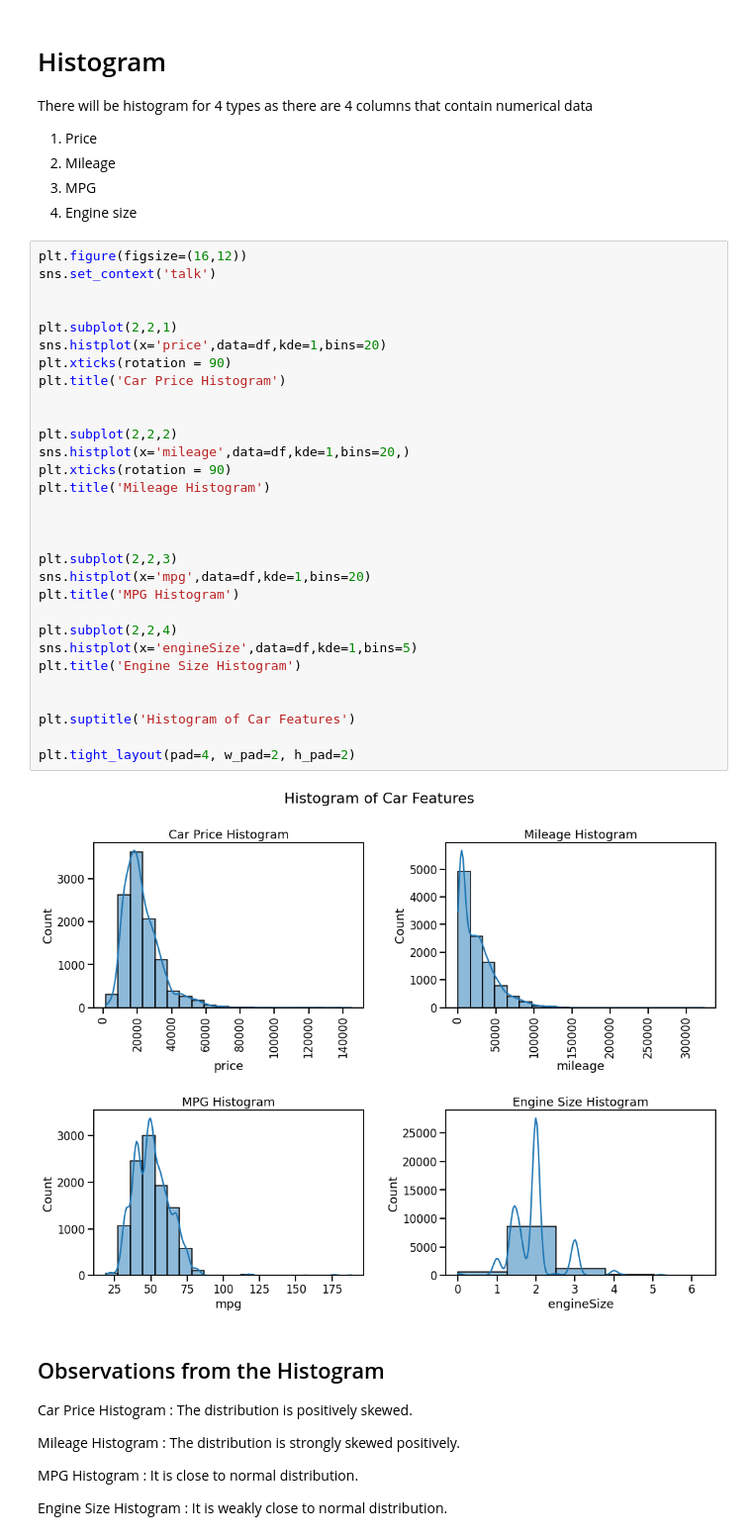
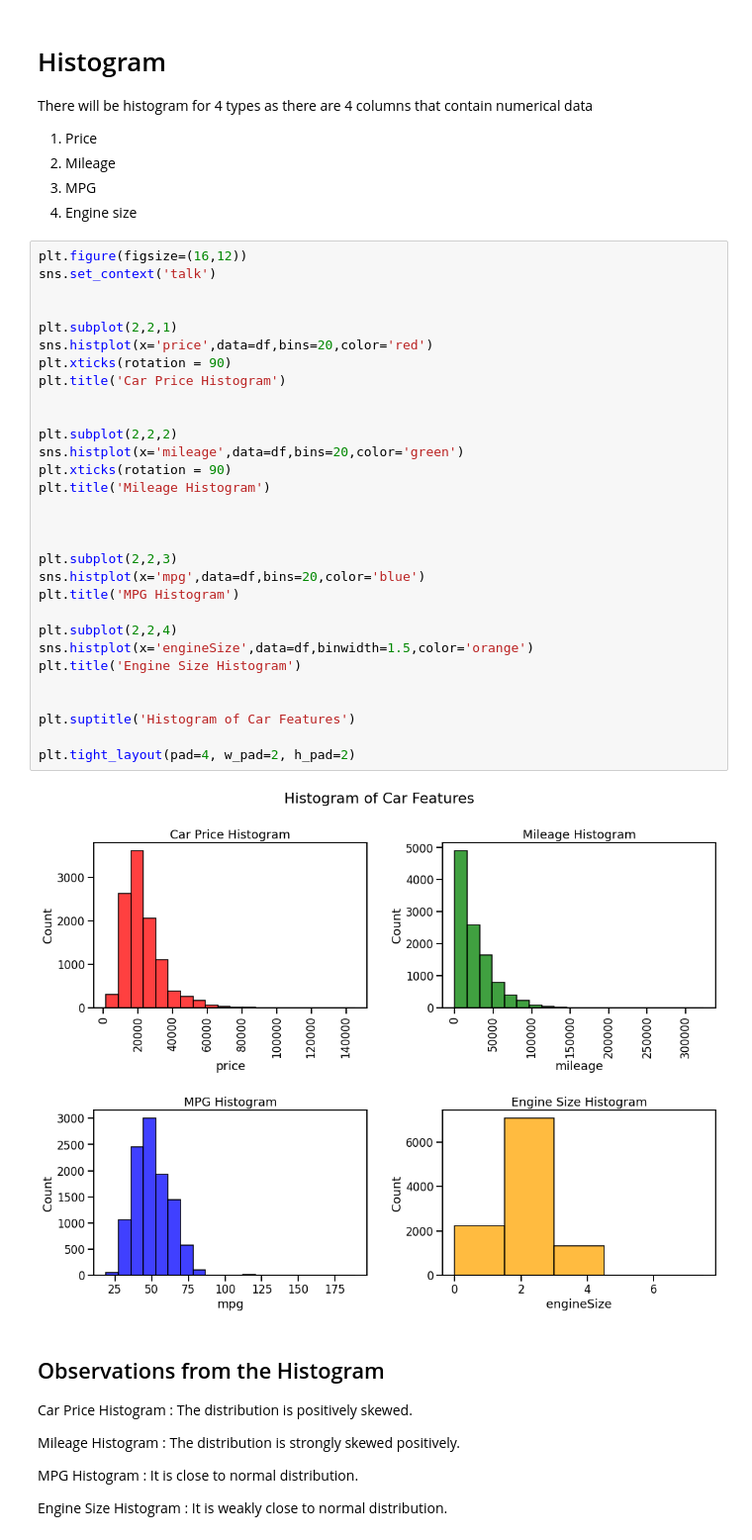
Before and after one commit to ahsanul-islam/Audi_used_car_analysis, a Jupyter notebook: audi_used_car_EDA.ipynb, the cells around one changed output. Shown at 99% size. Cells and saved outputs as stored; diff of their text form.

```diff
--- a/audi_used_car_EDA.ipynb
+++ b/audi_used_car_EDA.ipynb
@@ -282,35 +282,35 @@ There will be histogram for 4 types as there are 4 columns that contain numerica
 # %%
 plt.figure(figsize=(16,12))
 sns.set_context('talk')
 
 
 plt.subplot(2,2,1)
-sns.histplot(x='price',data=df,kde=1,bins=20)
+sns.histplot(x='price',data=df,bins=20,color='red')
 plt.xticks(rotation = 90)
 plt.title('Car Price Histogram')
 
 
 plt.subplot(2,2,2)
-sns.histplot(x='mileage',data=df,kde=1,bins=20,)
+sns.histplot(x='mileage',data=df,bins=20,color='green')
 plt.xticks(rotation = 90)
 plt.title('Mileage Histogram')
 
 
 
 plt.subplot(2,2,3)
-sns.histplot(x='mpg',data=df,kde=1,bins=20)
+sns.histplot(x='mpg',data=df,bins=20,color='blue')
 plt.title('MPG Histogram')
 
 plt.subplot(2,2,4)
-sns.histplot(x='engineSize',data=df,kde=1,bins=5)
+sns.histplot(x='engineSize',data=df,binwidth=1.5,color='orange')
 plt.title('Engine Size Histogram')
 
 
 plt.suptitle('Histogram of Car Features')
 
 plt.tight_layout(pad=4, w_pad=2, h_pad=2)
 # %% [output]
-[figure, old version]
+[figure, new version]
 # %% [markdown]
 ## Observations from the Histogram
 Car Price Histogram   : The distribution is positively skewed.
```
Also changed, not shown: parts of 3 cells of this notebook.
